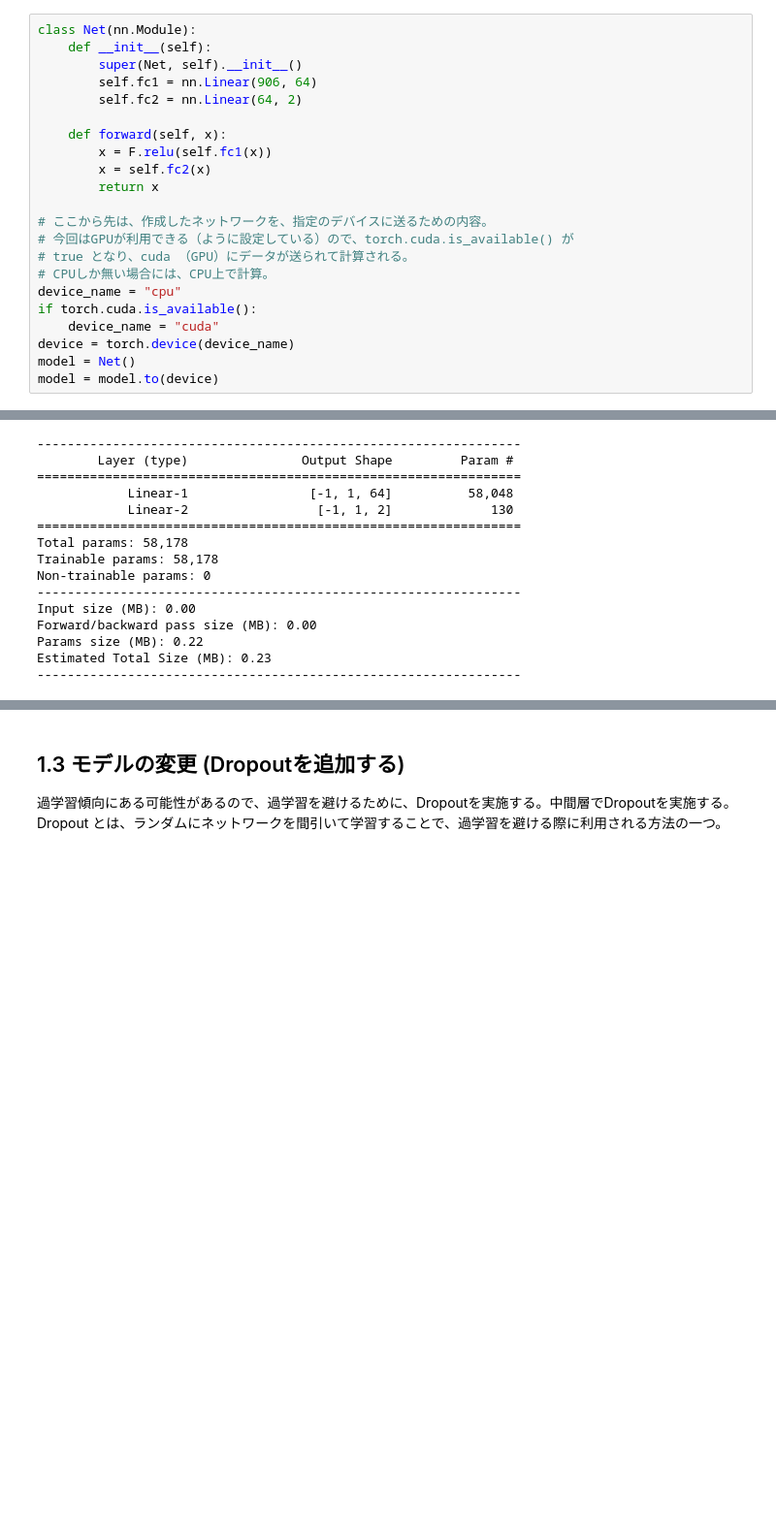
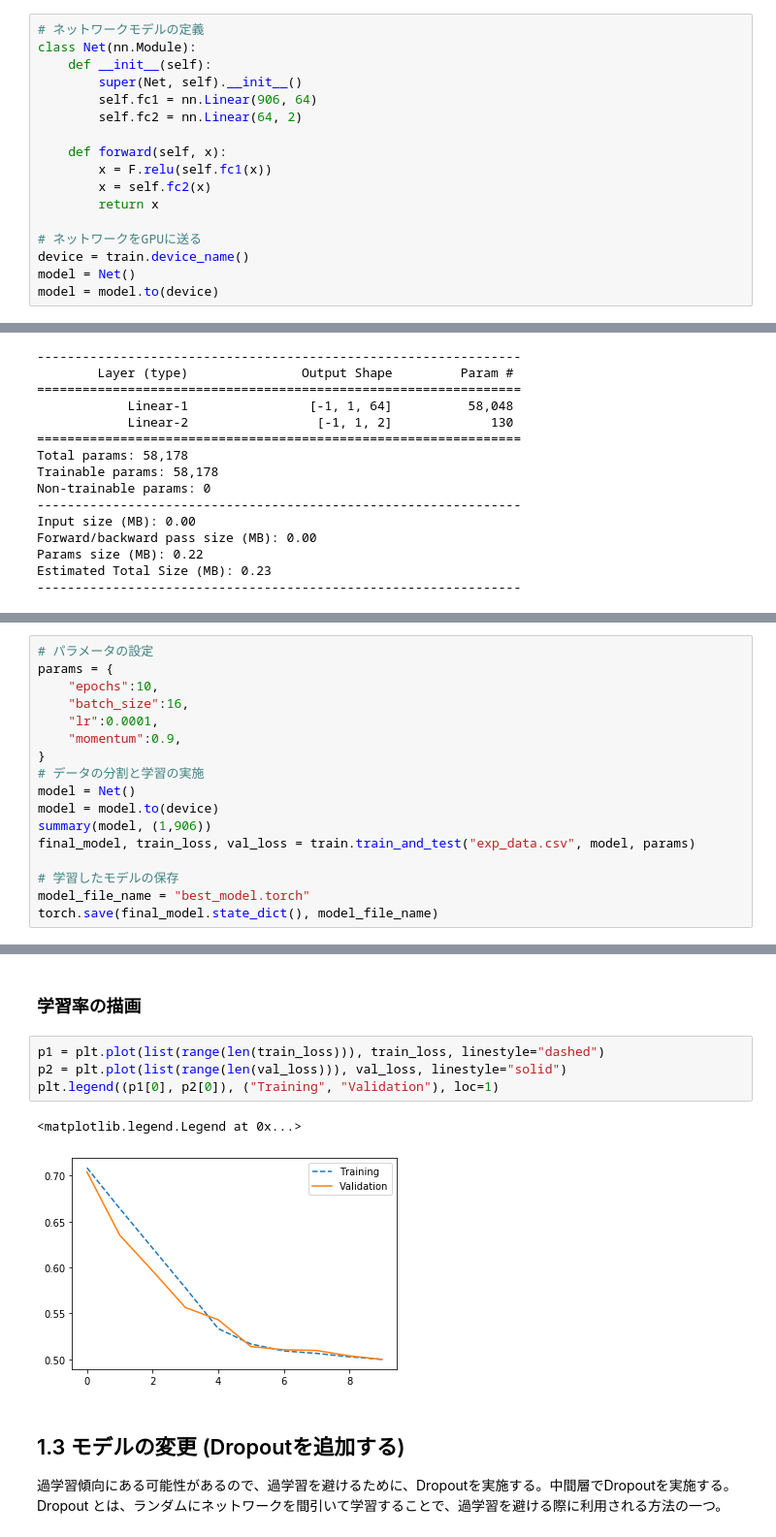
Before and after one commit to HumanomeLab/TMDU_lecture_2019, a Jupyter notebook: notebook/03_deep_learning.ipynb, the cells around one changed output, grey strips where cells are left out. Shown at 97% size. Drawn from its saved outputs; the diff is of its cells as text; blank space fills up the shorter version.

```diff
--- a/notebook/03_deep_learning.ipynb
+++ b/notebook/03_deep_learning.ipynb
@@ -152,6 +68,7 @@ dataset_sizes = {x: len(feature_datasets[x]) for x in ['train', 'val', 'test']}
 
 入力層のノード数が906 (全遺伝子分)、中間層のノード数が64のネットワークを作成する。
 # %%
+# ネットワークモデルの定義
 class Net(nn.Module):
     def __init__(self):
         super(Net, self).__init__()
@@ -163,14 +80,8 @@ class Net(nn.Module):
         x = self.fc2(x)
         return x
 
-# ここから先は、作成したネットワークを、指定のデバイスに送るための内容。
-# 今回はGPUが利用できる（ように設定している）ので、torch.cuda.is_available() が
-# true となり、cuda （GPU）にデータが送られて計算される。
-# CPUしか無い場合には、CPU上で計算。
-device_name = "cpu"
-if torch.cuda.is_available():
-    device_name = "cuda"
-device = torch.device(device_name)
+# ネットワークをGPUに送る
+device = train.device_name()
 model = Net()
 model = model.to(device)
 # %% [markdown]
@@ -351,0 +110,17 @@ On Test:        Loss: 0.3402 Acc: 0.9196
+# %%
+# パラメータの設定
+params = {
+    "epochs":10,
+    "batch_size":16,
+    "lr":0.0001,
+    "momentum":0.9,
+}
+# データの分割と学習の実施
+model = Net()
+model = model.to(device)
+summary(model, (1,906))
+final_model, train_loss, val_loss = train.train_and_test("exp_data.csv", model, params)
+
+# 学習したモデルの保存
+model_file_name = "best_model.torch"
+torch.save(final_model.state_dict(), model_file_name)
@@ -352,3 +145,12 @@ On Test:        Loss: 0.3402 Acc: 0.9196
+# %% [markdown]
+### 学習率の描画
+# %%
+p1 = plt.plot(list(range(len(train_loss))), train_loss, linestyle="dashed")
+p2 = plt.plot(list(range(len(val_loss))), val_loss, linestyle="solid")
+plt.legend((p1[0], p2[0]), ("Training", "Validation"), loc=1)
+# %% [output]
+<matplotlib.legend.Legend at 0x...>
+[figure, added]
 # %% [markdown]
 ## 1.3 モデルの変更 (Dropoutを追加する)
 
```
Also changed, not shown: parts of 47 cells of this notebook.
